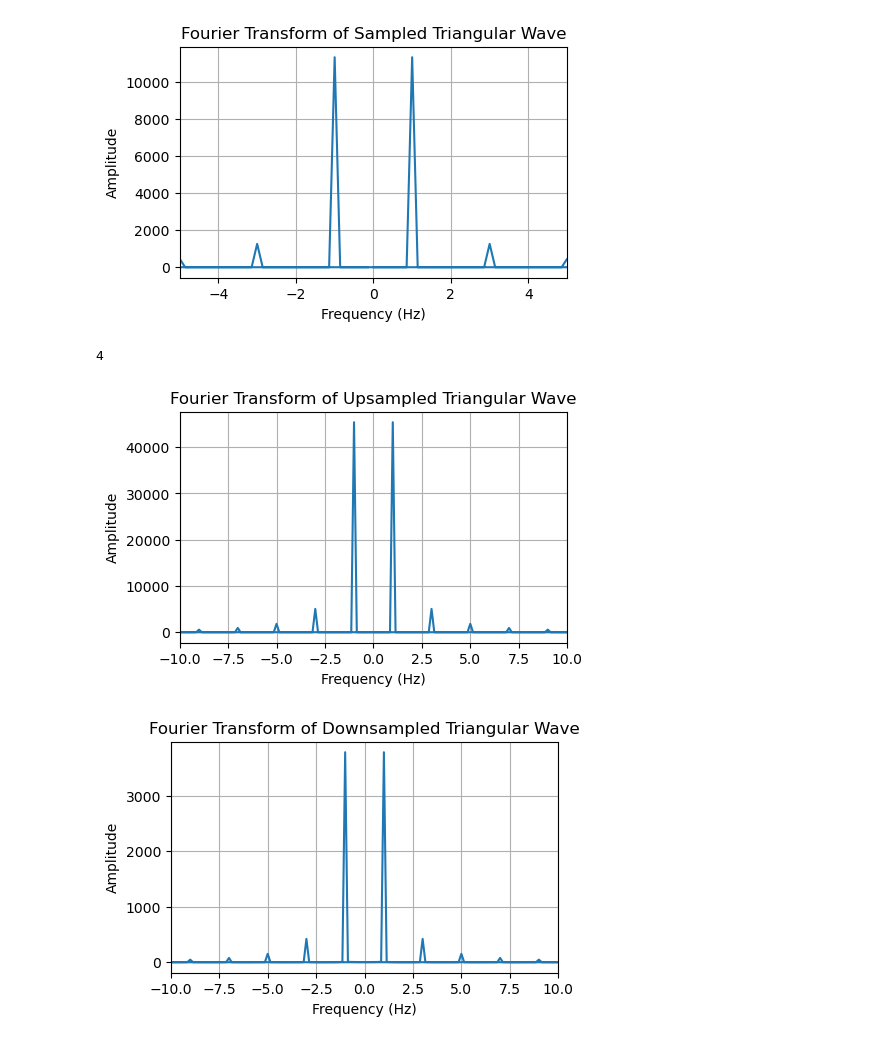
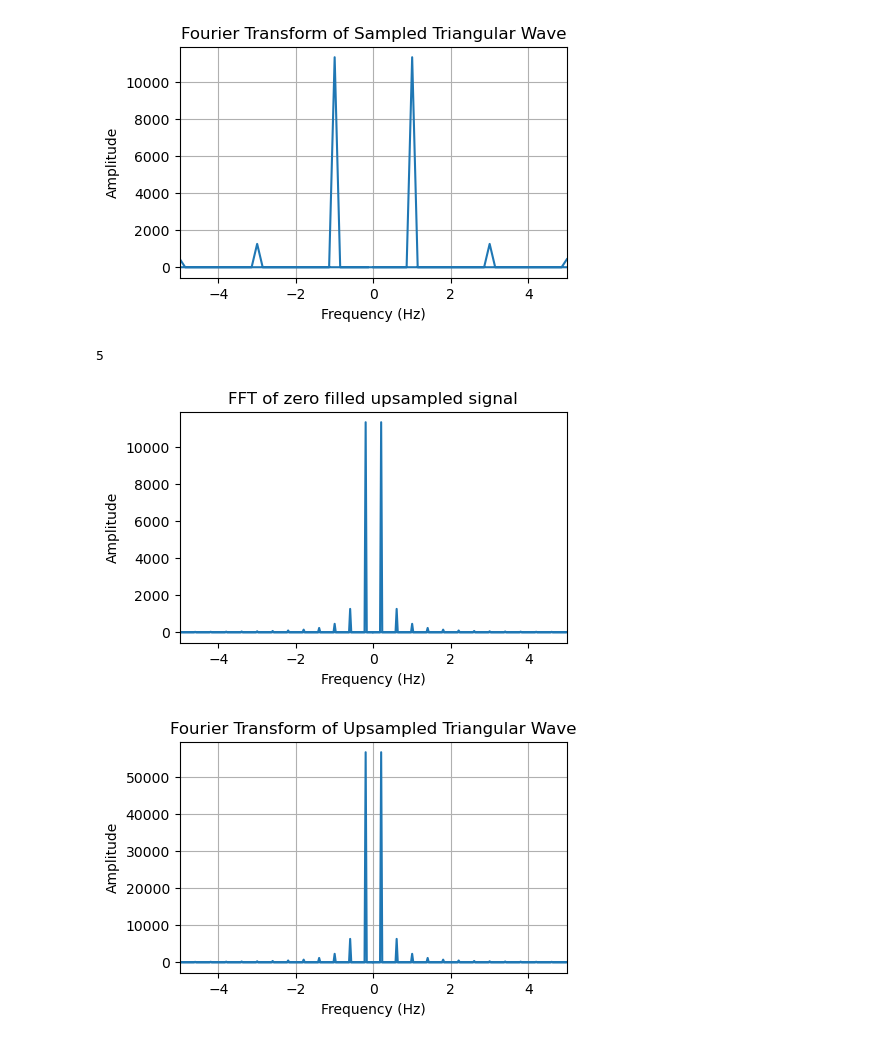
Before and after one commit to ADI-ROXX/DSP, a Jupyter notebook: assign2.ipynb, the cells around one changed output. Saved outputs shown, nothing was run; the diff lists cells and outputs as text; code cells hidden in the pictures.

```diff
--- a/assign2.ipynb
+++ b/assign2.ipynb
@@ -34,51 +36,60 @@ plt.show()
 # %%
 
 upsample_factor = eval(input("Enter the upsample factor:"))
 print(upsample_factor)
 zero_int=[]
 for i in triag:
     zero_int.append(i)
     for j in range(upsample_factor-1):
         zero_int.append(0)
 zero_int=np.array(zero_int)
 
 upsampled_triangular_wave = resample(triag, len(triag)*upsample_factor)
 
 
 
 upsampled_fft = np.fft.fft(upsampled_triangular_wave)
-upsampled_fft_freq = np.fft.fftfreq(len(upsampled_triangular_wave), 1/(fs*upsample_factor))
+upsampled_fft_freq = np.fft.fftfreq(len(upsampled_triangular_wave), 1/(fs))
+
+zero_fft=np.fft.fft(zero_int)
+zero_fft_freq=np.fft.fftfreq(len(zero_fft),1/fs)
 
 
-
+plt.figure(figsize=(5, 3))
+plt.plot(zero_fft_freq, np.abs(zero_fft))
+plt.title("FFT of zero filled upsampled signal")
+plt.xlabel('Frequency (Hz)')
+plt.ylabel('Amplitude')
+plt.xlim(-5,5)
+plt.show()
 plt.figure(figsize=(5, 3))
 plt.plot(upsampled_fft_freq, np.abs(upsampled_fft))
 plt.xlabel('Frequency (Hz)')
 plt.ylabel('Amplitude')
-plt.xlim(-10,10)
+plt.xlim(-5,5)
 
 plt.title('Fourier Transform of Upsampled Triangular Wave')
 plt.grid(True)
 plt.show()
 # %% [output]
-4
+5
-[figure, old version]
+[figure, new version]
+[figure, added]
 # %%
 
-ds_factor = eval(input("Enter the downsample factor:"))
+# # ds_factor = eval(input("Enter the downsample factor:"))
+# for ds_factor in range(2,13):
+#     ds_triag = triag[::ds_factor]
+#     plt.plot(range(len(ds_triag)), ds_triag)
+#     downsampled_fft = np.fft.fft(ds_triag)
+#     ds_fft_freq = np.fft.fftfreq(len(ds_triag), 1/(fs/ds_factor))
 
-ds_triangular_wave = triag[::ds_factor]
-
-downsampled_fft = np.fft.fft(ds_triangular_wave)
-ds_fft_freq = np.fft.fftfreq(len(ds_triangular_wave), 1/(fs/ds_factor))
-
-plt.figure(figsize=(5, 3))
-plt.plot(ds_fft_freq, np.abs(downsampled_fft))
-plt.xlabel('Frequency (Hz)')
-plt.ylabel('Amplitude')
-plt.title('Fourier Transform of Downsampled Triangular Wave')
-plt.grid(True)
-plt.xlim(-10,10)
-plt.show()
+#     plt.figure(figsize=(5, 3))
+#     plt.plot(ds_fft_freq, np.abs(downsampled_fft))
+#     plt.xlabel('Frequency (Hz)')
+#     plt.ylabel('Amplitude')
+#     plt.title('Fourier Transform of Downsampled Triangular Wave')
+#     plt.grid(True)
+#     plt.xlim(-10,10)
+#     plt.savefig(f"{ds_factor}.png")
+#     plt.show()
-# %% [output]
-[figure, removed]
```
Also changed, not shown: parts of 3 cells of this notebook, 1 other file.
